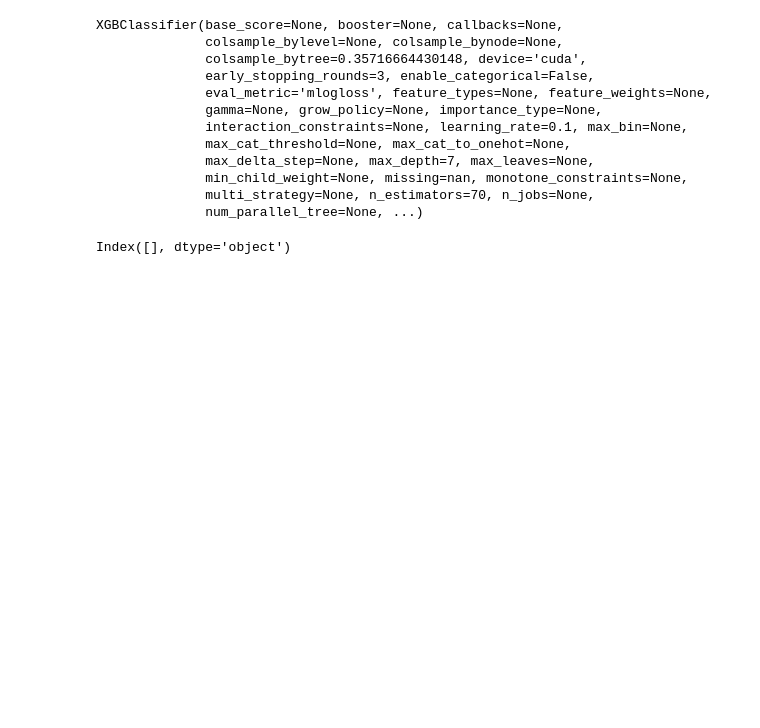
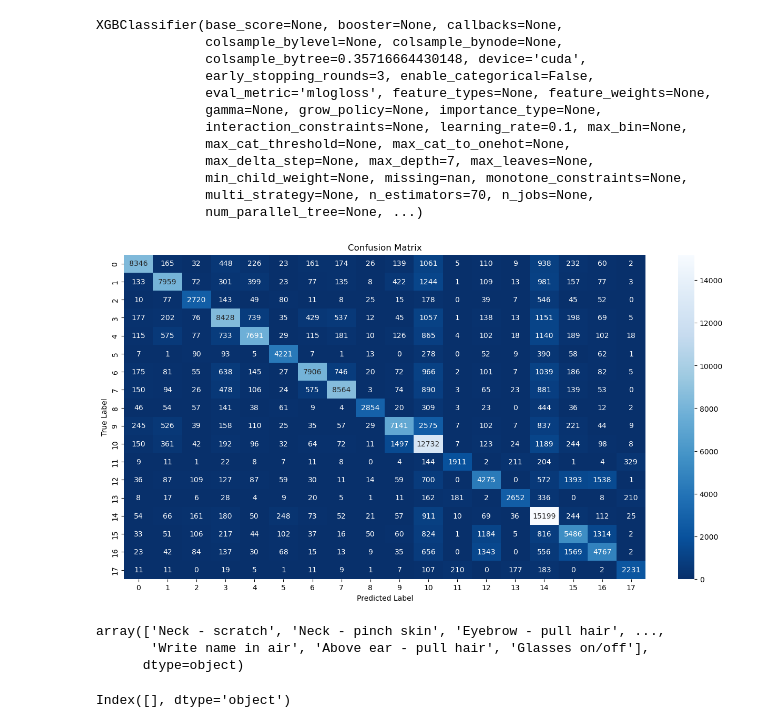
Before and after one commit to GuilhermeKnipl/Data-Science-Lab, a Jupyter notebook: Kaggle Competitions/CMI Sensor Data/Modeling_Sensor_Data.ipynb, the cells around one changed output. Cells and saved outputs as stored; diff of their text form; code cells hidden in the pictures; blank space fills up the shorter version.

Commit message:
Xgb not optim test

```diff
--- a/Kaggle Competitions/CMI Sensor Data/Modeling_Sensor_Data.ipynb
+++ b/Kaggle Competitions/CMI Sensor Data/Modeling_Sensor_Data.ipynb
@@ -120,3 +123,25 @@ XGBClassifier(base_score=None, booster=None, callbacks=None,
+# %%
+y_pred = model.predict(X_test)
+
+#f1_score(y_test,y_test, average='macro')
+# %%
+plt.figure(figsize=(16, 8))
+
+cm = confusion_matrix(y_test,y_pred)
+sns.heatmap(cm, annot=True, fmt="d", cmap="Blues_r")
+
+plt.xlabel("Predicted Label")
+plt.ylabel("True Label")
+plt.title("Confusion Matrix")
+plt.show()
+# %% [output]
+[figure, added]
+# %%
+le.inverse_transform(y_test)
+# %% [output]
+array(['Neck - scratch', 'Neck - pinch skin', 'Eyebrow - pull hair', ...,
+       'Write name in air', 'Above ear - pull hair', 'Glasses on/off'],
+      dtype=object)
 # %%
 train_df.drop(columns=excluded_cols).select_dtypes(include='object').columns
 # %% [output]
```
Also changed, not shown: parts of 2 cells of this notebook.
